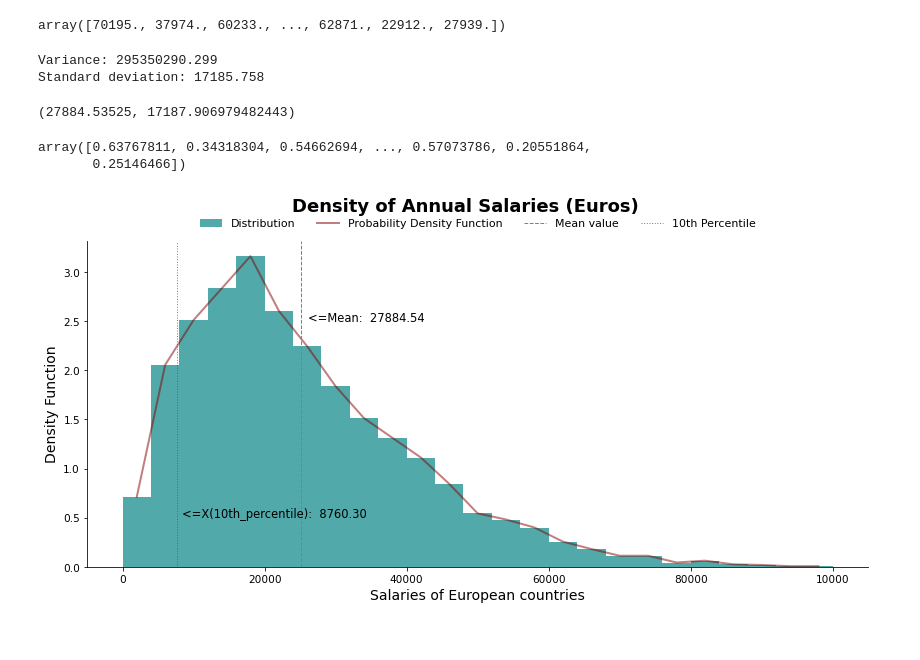
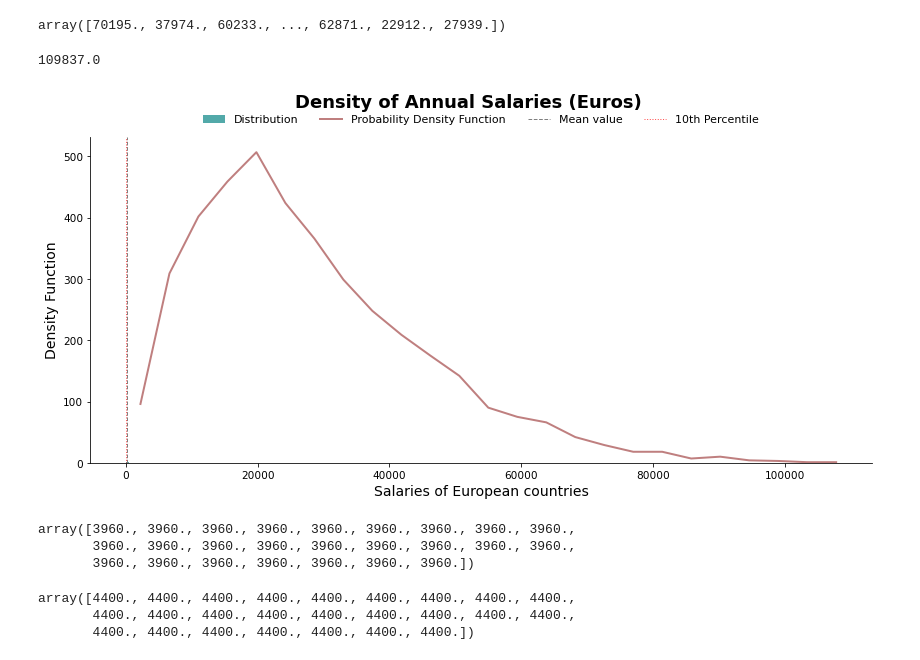
Before and after one commit to MShoaibManzoor/FDS-Assignment, a Jupyter notebook: Batch_test.ipynb, the cells around one changed output. Cells and saved outputs as stored; diff of their text form; code cells hidden in the pictures.

Commit message:
Revised formulas and functions.

```diff
--- a/Batch_test.ipynb
+++ b/Batch_test.ipynb
@@ -6,68 +6,66 @@ data = np.genfromtxt('./data5-1.csv', delimiter=',')
 data
 # %% [output]
 array([70195., 37974., 60233., ..., 62871., 22912., 27939.])
-# %%
-print(f"Variance: {(np.std(data)**2).round(3)}")
-print(f"Standard deviation: {np.std(data).round(3)}")
-# %% [output]
-Variance: 295350290.299
-Standard deviation: 17185.758
-(27884.53525, 17187.906979482443)
-# %%
-norm_data = (data - data.min()) / (data.max() - data.min())
-norm_data
-# %% [output]
-array([0.63767811, 0.34318304, 0.54662694, ..., 0.57073786, 0.20551864,
-       0.25146466])
+# %%
+data.max()
+# %% [output]
+109837.0
 # %%
 # Creating a wide figure to accomodate the distribution.
 fig = plt.figure(figsize=(14,6))
 
 
 n_bins = 25
-norm_mean_val = np.mean(norm_data)
-mean_val = np.mean(data)
 
 
-# Manually calculated as np.sort(data[:int(data.shape[0] * 0.10 + 1)]).max()
-X_norm = np.percentile(norm_data, 10)
-X = np.percentile(data, 10)
-
-
-hist, bin_edges = np.histogram(norm_data, bins=n_bins, density=True)
+hist, bin_edges = np.histogram(data, bins=n_bins, range=[0, 110000.0])
 bin_centers = (bin_edges[:-1] + bin_edges[1:]) / 2
 bin_width = bin_edges[1] - bin_edges[0]
 
+pdf_mean = np.mean(hist)
+X = np.percentile(hist, 10)
 
-pd_function = hist / (np.sum(hist) * bin_width)
+plt.hist(hist, bins=n_bins, alpha=0.68, color='teal', label='Distribution')
+plt.plot(bin_centers, hist, color='maroon', linewidth=2, alpha=0.5, label='Probability Density Function')
+plt.axvline(pdf_mean, color='gray', linewidth=1, linestyle='dashed', label='Mean value')
+plt.axvline(X, color='red', linewidth=1, alpha=0.7, linestyle='dotted', label='10th Percentile')
 
 
-plt.hist(norm_data, bins=n_bins, density=True, alpha=0.68, color='teal', label='Distribution')
-plt.plot(bin_centers, pd_function, color='maroon', linewidth=2, alpha=0.5, label='Probability Density Function')
-plt.axvline(norm_mean_val, color='gray', linewidth=1, linestyle='dashed', label='Mean value')
-plt.axvline(X_norm, color='red', linewidth=1, alpha=0.7, linestyle='dotted', label='10th Percentile')
-
-
-text = f'<=Mean: {mean_val: .2f}'
+# text = f'<=Mean: {mean_val: .2f}'
 text_percentile = f'<=X(10th_percentile): {X: .2f}'
-plt.text(norm_mean_val+0.01, y=2.5, s=text, fontsize=11.5)
-plt.text(X_norm+0.008, y=0.5, s=text_percentile, fontsize=11.5)
-
+# plt.text(mean_val+0.01, y=300, s=text, fontsize=11.5)
+# plt.text(X+0.008, y=250, s=text_percentile, fontsize=11.5)
 
 plt.xlabel('Salaries of European countries', fontsize=14)
 plt.ylabel('Density Function', fontsize=14)
 plt.suptitle('Density of Annual Salaries (Euros)', fontsize=18, fontweight='bold')
 plt.legend(frameon=False, fontsize=11, ncols=4, loc='upper center', borderaxespad=-2.4)
 
 
 ax = plt.gca()
 ax.spines['top'].set_visible(False)
 ax.spines['right'].set_visible(False)
-ticks = [0, 0, 20000, 40000, 60000, 80000, 10000]
-ax.set_xticklabels(labels=ticks)
+# ticks = [0, 0, 20000, 40000, 60000, 80000, 10000]
+# ax.set_xticklabels(labels=ticks)
 ax.tick_params(labelsize=10.5)
 
 
 plt.show()
 # %% [output]
-[figure, old version]
+[figure, new version]
+# %%
+hist, bin_edges = np.histogram(data, bins=25, range=[0, 110000.0])
+bin_centers = (bin_edges[:-1] + bin_edges[1:]) / 2
+bin_width = bin_edges[1:] - bin_edges[:-1]
+
+bin_width * 0.9
+# %% [output]
+array([3960., 3960., 3960., 3960., 3960., 3960., 3960., 3960., 3960.,
+       3960., 3960., 3960., 3960., 3960., 3960., 3960., 3960., 3960.,
+       3960., 3960., 3960., 3960., 3960., 3960., 3960.])
+# %%
+bin_edges[1:] - bin_edges[:-1]
+# %% [output]
+array([4400., 4400., 4400., 4400., 4400., 4400., 4400., 4400., 4400.,
+       4400., 4400., 4400., 4400., 4400., 4400., 4400., 4400., 4400.,
+       4400., 4400., 4400., 4400., 4400., 4400., 4400.])
```
Also changed, not shown: parts of 3 cells of this notebook, 3 other files.
